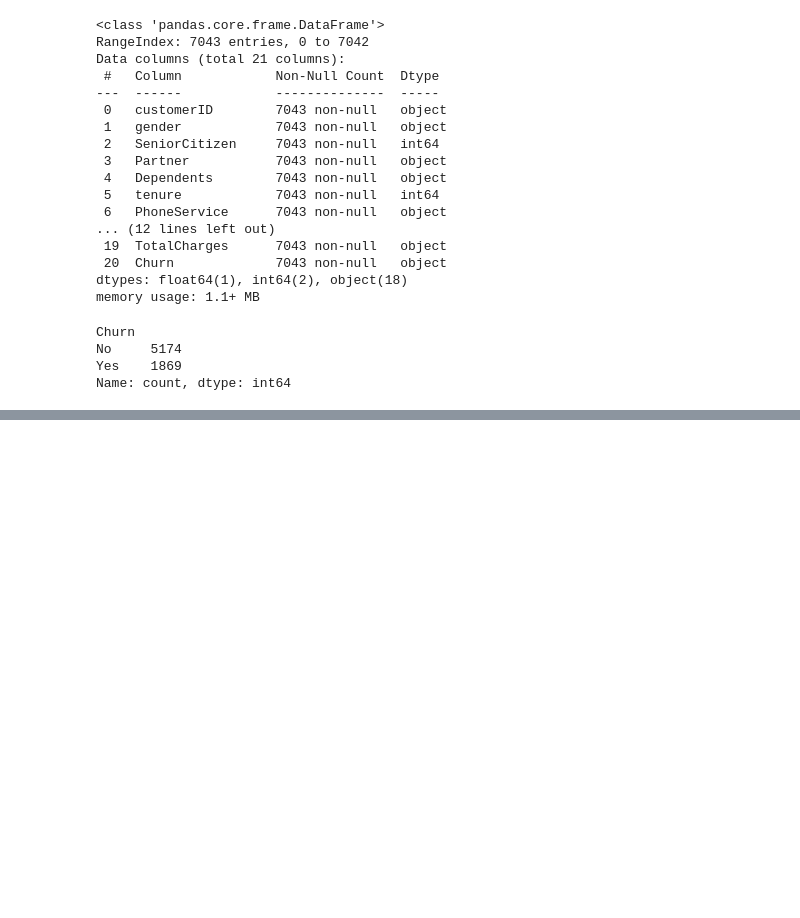
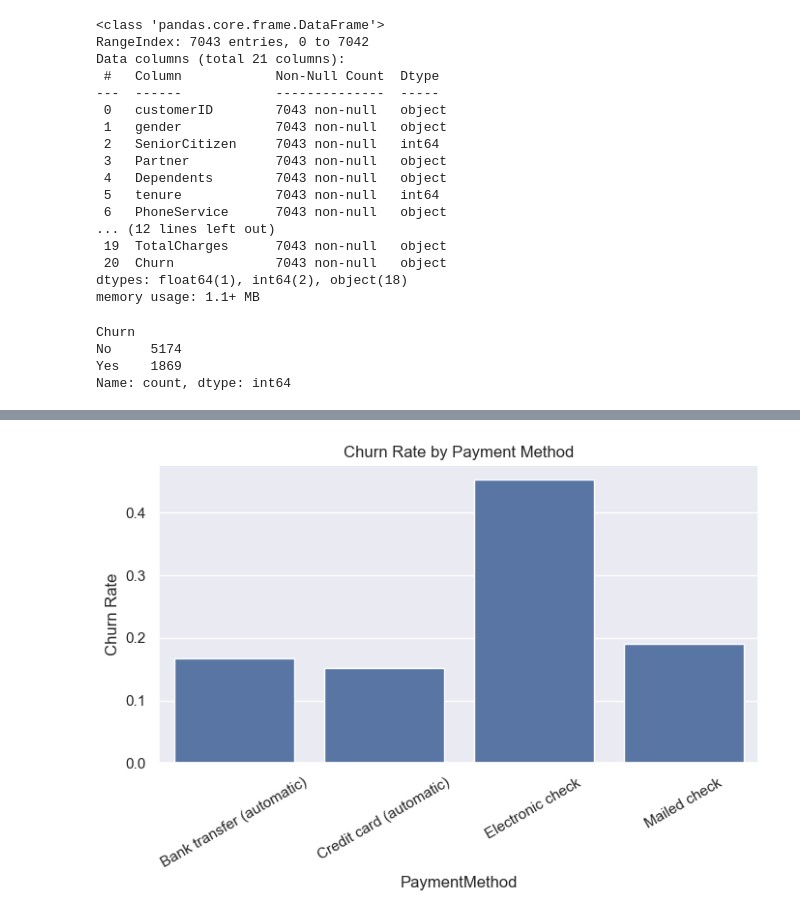
Before and after one commit to adheena14/customer-churn-statistical-learning, a Jupyter notebook: notebooks/churn_eda.ipynb, the cells around one changed output, grey strips where cells are left out. Saved outputs shown, nothing was run; the diff lists cells and outputs as text; code cells hidden in the pictures; blank space fills up the shorter version.

```diff
--- a/notebooks/churn_eda.ipynb
+++ b/notebooks/churn_eda.ipynb
@@ -83,0 +104,18 @@ Observation: Most customers do not churn. Tenure shows a right-skewed distributi
+# %%
+payment_churn = (
+    df.groupby('PaymentMethod')['Churn']
+    .value_counts(normalize=True)
+    .rename('rate')
+    .reset_index()
+)
+
+payment_churn = payment_churn[payment_churn['Churn'] == 'Yes']
+
+plt.figure(figsize=(8,4))
+sns.barplot(x='PaymentMethod', y='rate', data=payment_churn)
+plt.xticks(rotation=30)
+plt.title('Churn Rate by Payment Method')
+plt.ylabel('Churn Rate')
+plt.show()
+# %% [output]
+[figure, added]
```
Also changed, not shown: parts of 36 cells of this notebook.
